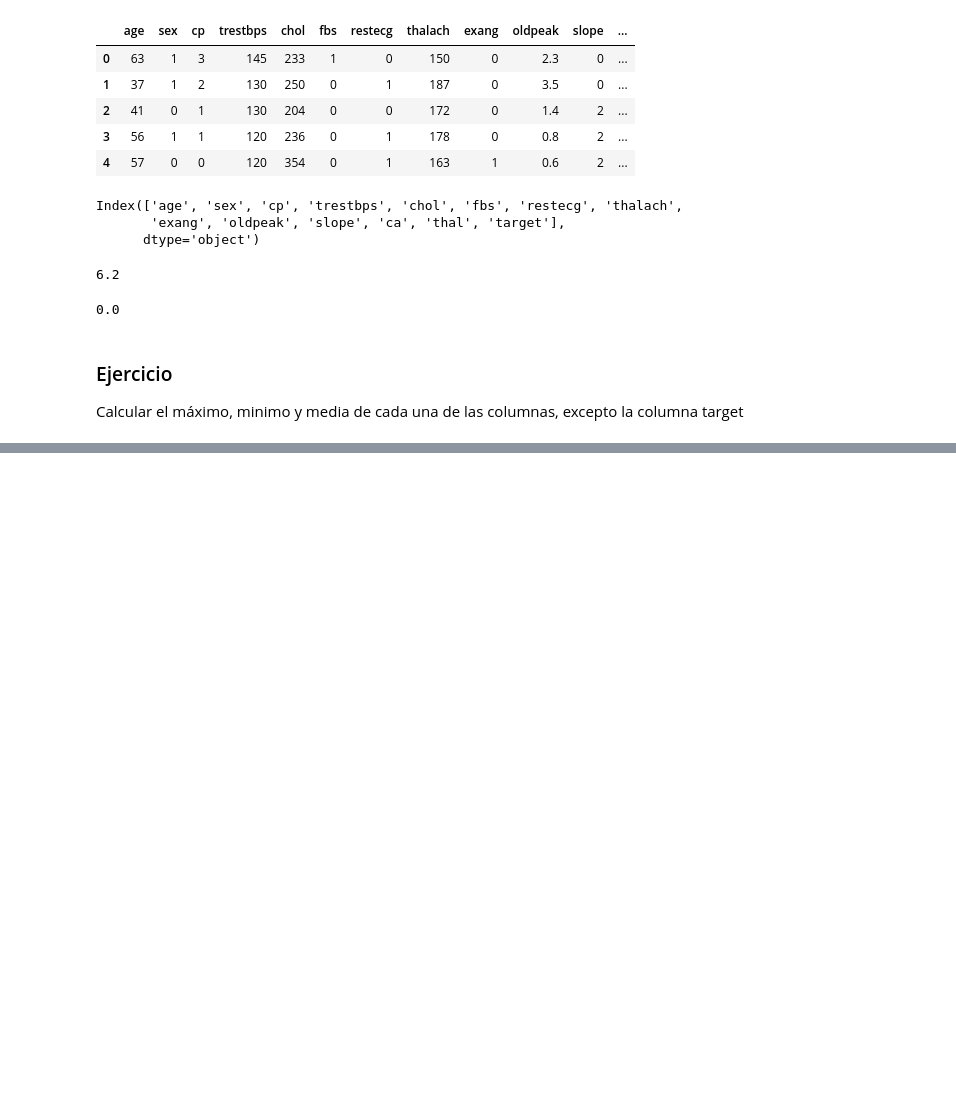
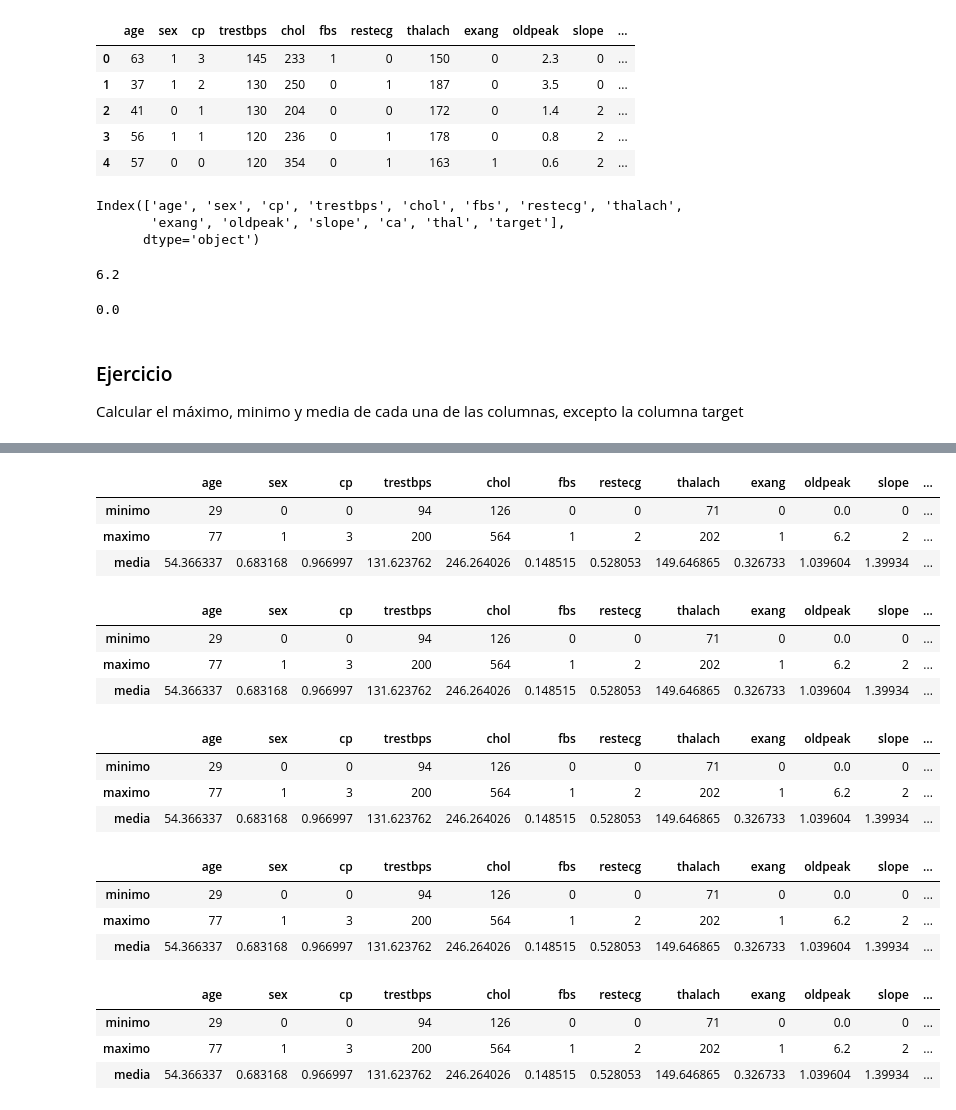
Before and after one commit to jsanz81/Bootcamp_Abril2023, a Jupyter notebook: Librerias/pandas.ipynb, the cells around one changed output, grey strips where cells are left out. Drawn from its saved outputs; the diff is of its cells as text; code cells hidden in the pictures; blank space fills up the shorter version.

```diff
--- a/Librerias/pandas.ipynb
+++ b/Librerias/pandas.ipynb
@@ -409,3 +409,6 @@ corazon["oldpeak"].min()
 # %% [markdown]
 ### Ejercicio
 Calcular el máximo, minimo y media de cada una de las columnas, excepto la columna target
+# %%
+## Solución
+sol=pd.DataFrame(columns=corazon.columns)
@@ -411,0 +443,13 @@ Calcular el máximo, minimo y media de cada una de las columnas, excepto la colu
+# %%
+for col in sol.columns:
+    if col !='target':
+        sol.loc["minimo",col]=corazon[col].min()
+        sol.loc["maximo",col]=corazon[col].max()
+        sol.loc["media",col]=corazon[col].mean()
+# %%
+sol
+# %% [output]
+|  | age | sex | cp | trestbps | chol | fbs | restecg | thalach | exang | oldpeak | slope | ... |
+| minimo | 29 | 0 | 0 | 94 | 126 | 0 | 0 | 71 | 0 | 0.0 | 0 | ... |
+| maximo | 77 | 1 | 3 | 200 | 564 | 1 | 2 | 202 | 1 | 6.2 | 2 | ... |
+| media | 54.366337 | 0.683168 | 0.966997 | 131.623762 | 246.264026 | 0.148515 | 0.528053 | 149.646865 | 0.326733 | 1.039604 | 1.39934 | ... |
@@ -411,0 +459,7 @@ Calcular el máximo, minimo y media de cada una de las columnas, excepto la colu
+# %%
+sol
+# %% [output]
+|  | age | sex | cp | trestbps | chol | fbs | restecg | thalach | exang | oldpeak | slope | ... |
+| minimo | 29 | 0 | 0 | 94 | 126 | 0 | 0 | 71 | 0 | 0.0 | 0 | ... |
+| maximo | 77 | 1 | 3 | 200 | 564 | 1 | 2 | 202 | 1 | 6.2 | 2 | ... |
+| media | 54.366337 | 0.683168 | 0.966997 | 131.623762 | 246.264026 | 0.148515 | 0.528053 | 149.646865 | 0.326733 | 1.039604 | 1.39934 | ... |
@@ -411,0 +468,14 @@ Calcular el máximo, minimo y media de cada una de las columnas, excepto la colu
+# %%
+sol
+# %% [output]
+|  | age | sex | cp | trestbps | chol | fbs | restecg | thalach | exang | oldpeak | slope | ... |
+| minimo | 29 | 0 | 0 | 94 | 126 | 0 | 0 | 71 | 0 | 0.0 | 0 | ... |
+| maximo | 77 | 1 | 3 | 200 | 564 | 1 | 2 | 202 | 1 | 6.2 | 2 | ... |
+| media | 54.366337 | 0.683168 | 0.966997 | 131.623762 | 246.264026 | 0.148515 | 0.528053 | 149.646865 | 0.326733 | 1.039604 | 1.39934 | ... |
+# %%
+sol_target
+# %% [output]
+|  | age | sex | cp | trestbps | chol | fbs | restecg | thalach | exang | oldpeak | slope | ... |
+| minimo | 29 | 0 | 0 | 94 | 126 | 0 | 0 | 71 | 0 | 0.0 | 0 | ... |
+| maximo | 77 | 1 | 3 | 200 | 564 | 1 | 2 | 202 | 1 | 6.2 | 2 | ... |
+| media | 54.366337 | 0.683168 | 0.966997 | 131.623762 | 246.264026 | 0.148515 | 0.528053 | 149.646865 | 0.326733 | 1.039604 | 1.39934 | ... |
@@ -411,0 +484,7 @@ Calcular el máximo, minimo y media de cada una de las columnas, excepto la colu
+# %%
+sol
+# %% [output]
+|  | age | sex | cp | trestbps | chol | fbs | restecg | thalach | exang | oldpeak | slope | ... |
+| minimo | 29 | 0 | 0 | 94 | 126 | 0 | 0 | 71 | 0 | 0.0 | 0 | ... |
+| maximo | 77 | 1 | 3 | 200 | 564 | 1 | 2 | 202 | 1 | 6.2 | 2 | ... |
+| media | 54.366337 | 0.683168 | 0.966997 | 131.623762 | 246.264026 | 0.148515 | 0.528053 | 149.646865 | 0.326733 | 1.039604 | 1.39934 | ... |
```
Also changed, not shown: parts of 6 cells of this notebook.
